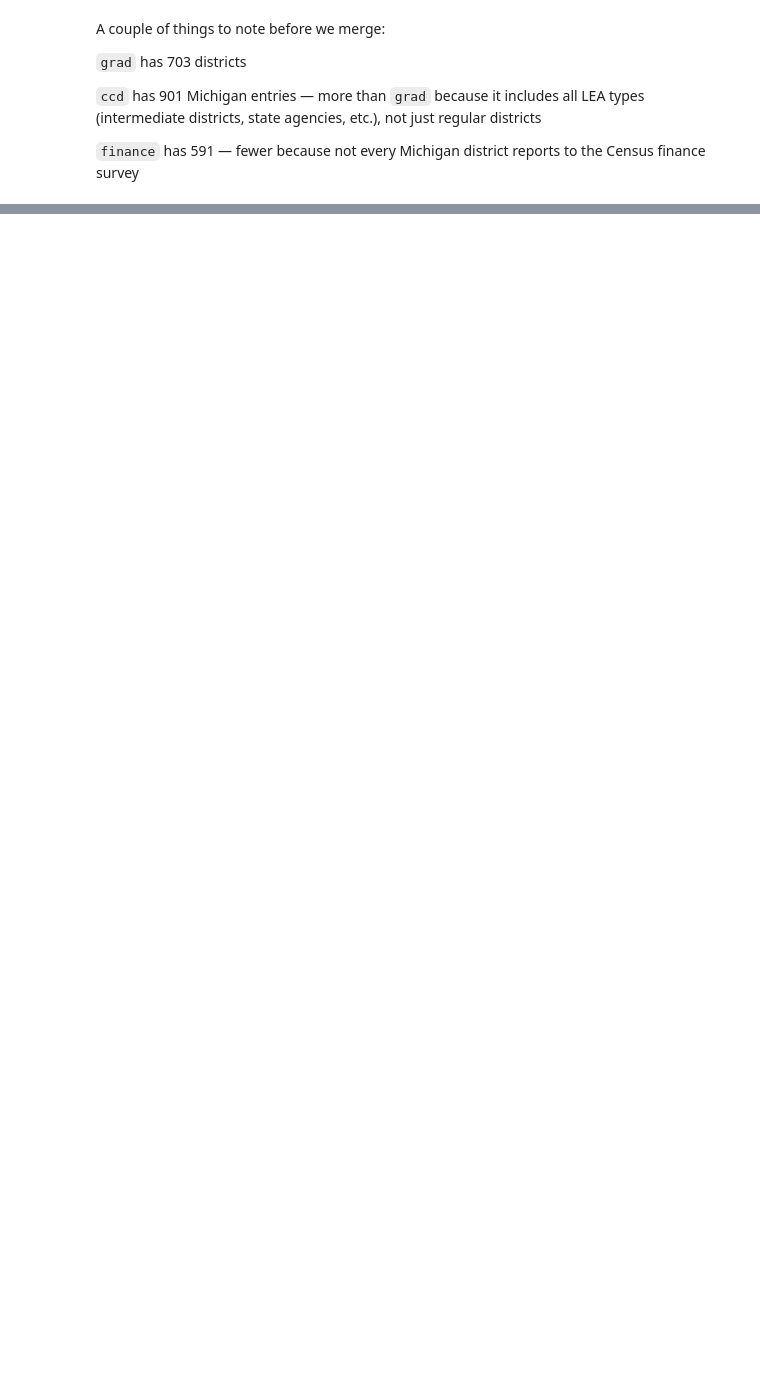
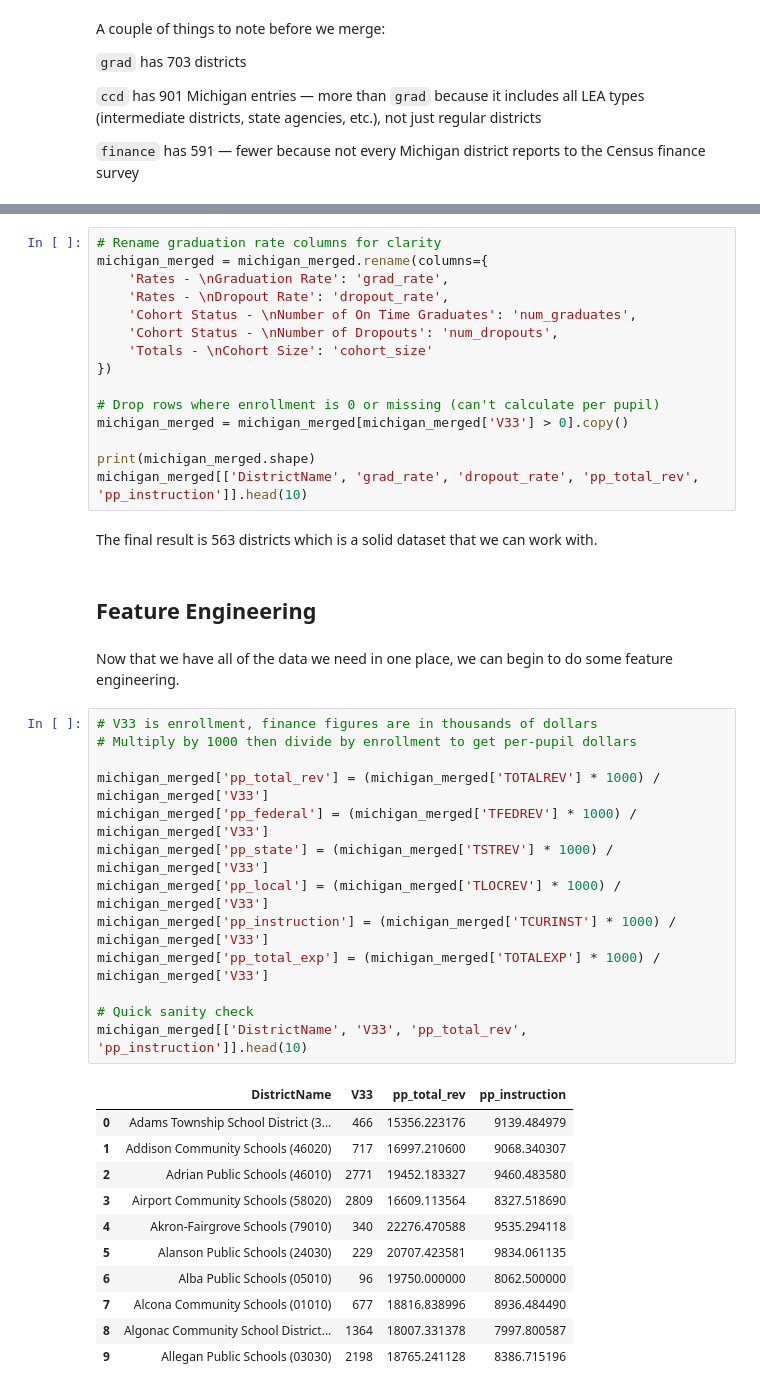
Before and after one commit to Claraebrooks/Multimodal-Data-Exploration-Educational-Data-CIS-635-, a Jupyter notebook: education_analysis.ipynb, the cells around one changed output, grey strips where cells are left out. Saved outputs shown, nothing was run; the diff lists cells and outputs as text; blank space fills up the shorter version.

Commit message:
Clean column names and add per-student spending features

```diff
--- a/education_analysis.ipynb
+++ b/education_analysis.ipynb
@@ -143,3 +140,49 @@ michigan_merged.head()
 | 3 | Airport Community Schools (58020) | 207 | 28.0 | 37.0 | ... |
 | 4 | Akron-Fairgrove Schools (79010) | 19 | 3.0 | 3.0 | ... |
 5 rows × 31 columns
+# %%
+# Rename graduation rate columns for clarity
+michigan_merged = michigan_merged.rename(columns={
+    'Rates - \nGraduation Rate': 'grad_rate',
+    'Rates - \nDropout Rate': 'dropout_rate',
+    'Cohort Status - \nNumber of On Time Graduates': 'num_graduates',
+    'Cohort Status - \nNumber of Dropouts': 'num_dropouts',
+    'Totals - \nCohort Size': 'cohort_size'
+})
+
+# Drop rows where enrollment is 0 or missing (can't calculate per pupil)
+michigan_merged = michigan_merged[michigan_merged['V33'] > 0].copy()
+
+print(michigan_merged.shape)
+michigan_merged[['DistrictName', 'grad_rate', 'dropout_rate', 'pp_total_rev', 'pp_instruction']].head(10)
+# %% [markdown]
+The final result is 563 districts which is a solid dataset that we can work with.
+# %% [markdown]
+## Feature Engineering
+# %% [markdown]
+Now that we have all of the data we need in one place, we can begin to do some feature engineering.
+# %%
+# V33 is enrollment, finance figures are in thousands of dollars
+# Multiply by 1000 then divide by enrollment to get per-pupil dollars
+
+michigan_merged['pp_total_rev'] = (michigan_merged['TOTALREV'] * 1000) / michigan_merged['V33']
+michigan_merged['pp_federal'] = (michigan_merged['TFEDREV'] * 1000) / michigan_merged['V33']
+michigan_merged['pp_state'] = (michigan_merged['TSTREV'] * 1000) / michigan_merged['V33']
+michigan_merged['pp_local'] = (michigan_merged['TLOCREV'] * 1000) / michigan_merged['V33']
+michigan_merged['pp_instruction'] = (michigan_merged['TCURINST'] * 1000) / michigan_merged['V33']
+michigan_merged['pp_total_exp'] = (michigan_merged['TOTALEXP'] * 1000) / michigan_merged['V33']
+
+# Quick sanity check
+michigan_merged[['DistrictName', 'V33', 'pp_total_rev', 'pp_instruction']].head(10)
+# %% [output]
+|  | DistrictName | V33 | pp_total_rev | pp_instruction |
+| 0 | Adams Township School District (3... | 466 | 15356.223176 | 9139.484979 |
+| 1 | Addison Community Schools (46020) | 717 | 16997.210600 | 9068.340307 |
+| 2 | Adrian Public Schools (46010) | 2771 | 19452.183327 | 9460.483580 |
+| 3 | Airport Community Schools (58020) | 2809 | 16609.113564 | 8327.518690 |
+| 4 | Akron-Fairgrove Schools (79010) | 340 | 22276.470588 | 9535.294118 |
+| 5 | Alanson Public Schools (24030) | 229 | 20707.423581 | 9834.061135 |
+| 6 | Alba Public Schools (05010) | 96 | 19750.000000 | 8062.500000 |
+| 7 | Alcona Community Schools (01010) | 677 | 18816.838996 | 8936.484490 |
+| 8 | Algonac Community School District... | 1364 | 18007.331378 | 7997.800587 |
+| 9 | Allegan Public Schools (03030) | 2198 | 18765.241128 | 8386.715196 |
```
Also changed, not shown: parts of 2 cells of this notebook.
